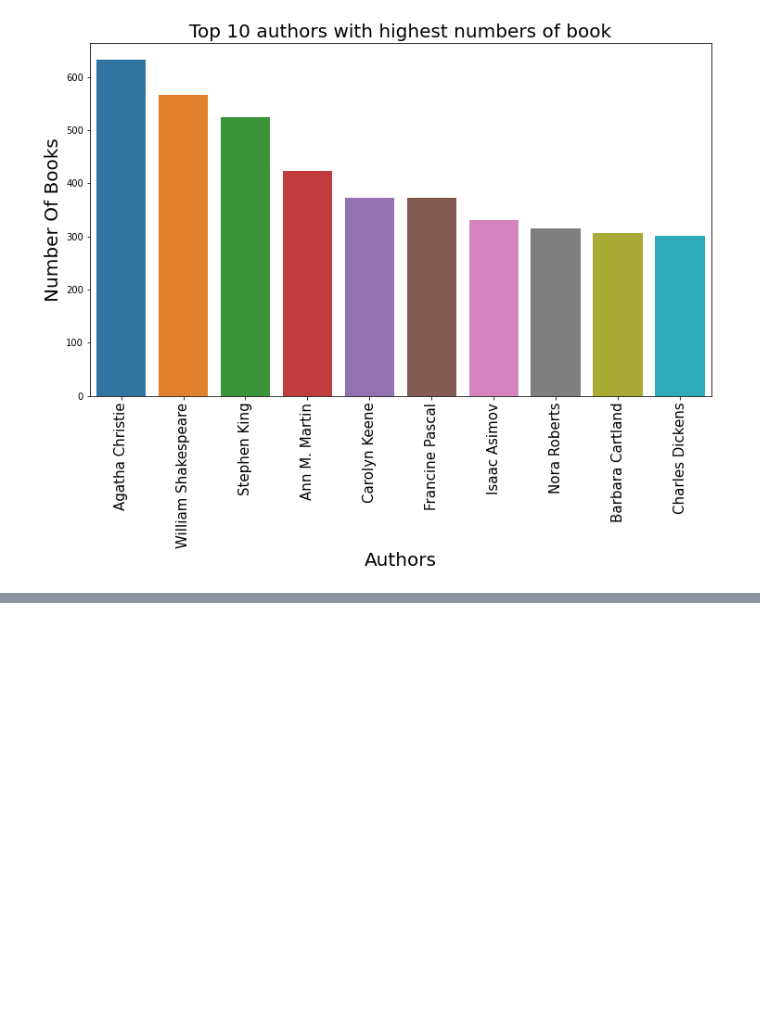
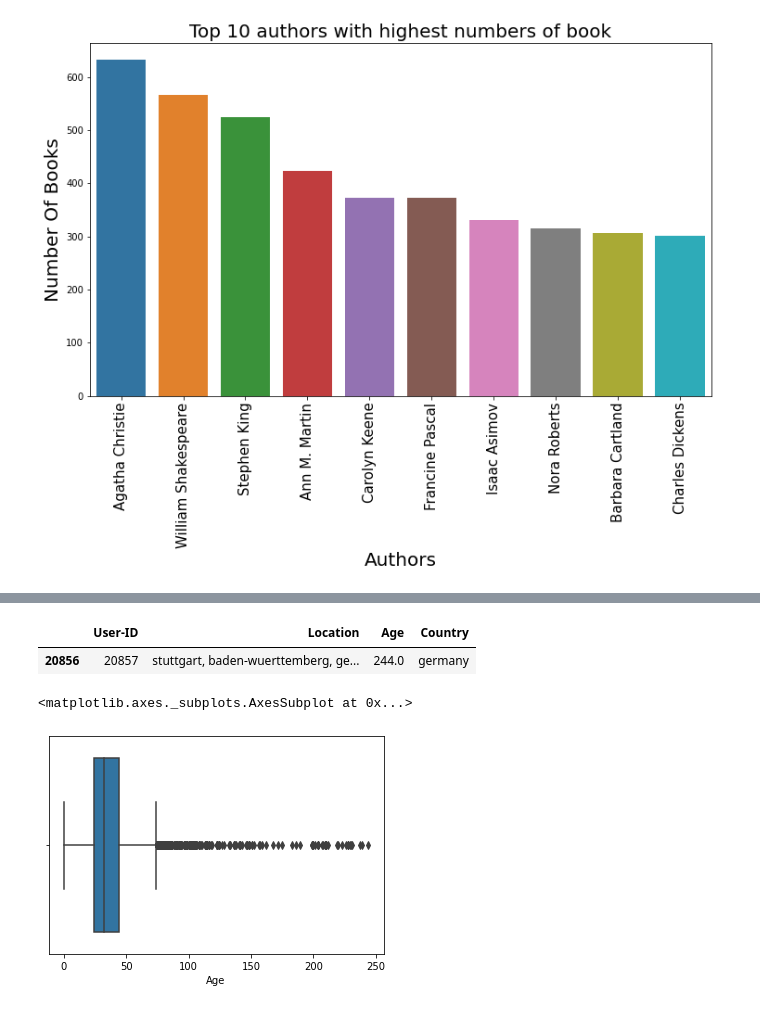
Before and after one commit to subodhsd/Book-Recommendation-System, a Jupyter notebook: Book_recomndation_system_final.ipynb, the cells around one changed output, grey strips where cells are left out. Saved outputs shown, nothing was run; the diff lists cells and outputs as text; code cells hidden in the pictures; blank space fills up the shorter version.

```diff
--- a/Book_recomndation_system_final.ipynb
+++ b/Book_recomndation_system_final.ipynb
@@ -192,0 +295,2 @@ Text(0, 0.5, 'Number Of Books')
+# %%
+loction_df=user_df['Location'].apply(lambda x: pd.Series(str(x).split(",")))[2]
@@ -192,0 +349,10 @@ Text(0, 0.5, 'Number Of Books')
+# %%
+user_df[user_df['Age']==244]
+# %% [output]
+|  | User-ID | Location | Age | Country |
+| 20856 | 20857 | stuttgart, baden-wuerttemberg, ge... | 244.0 | germany |
+# %%
+sns.boxplot(user_df['Age'])
+# %% [output]
+<matplotlib.axes._subplots.AxesSubplot at 0x...>
+[figure, added]
```
Also changed, not shown: parts of 36 cells of this notebook.
